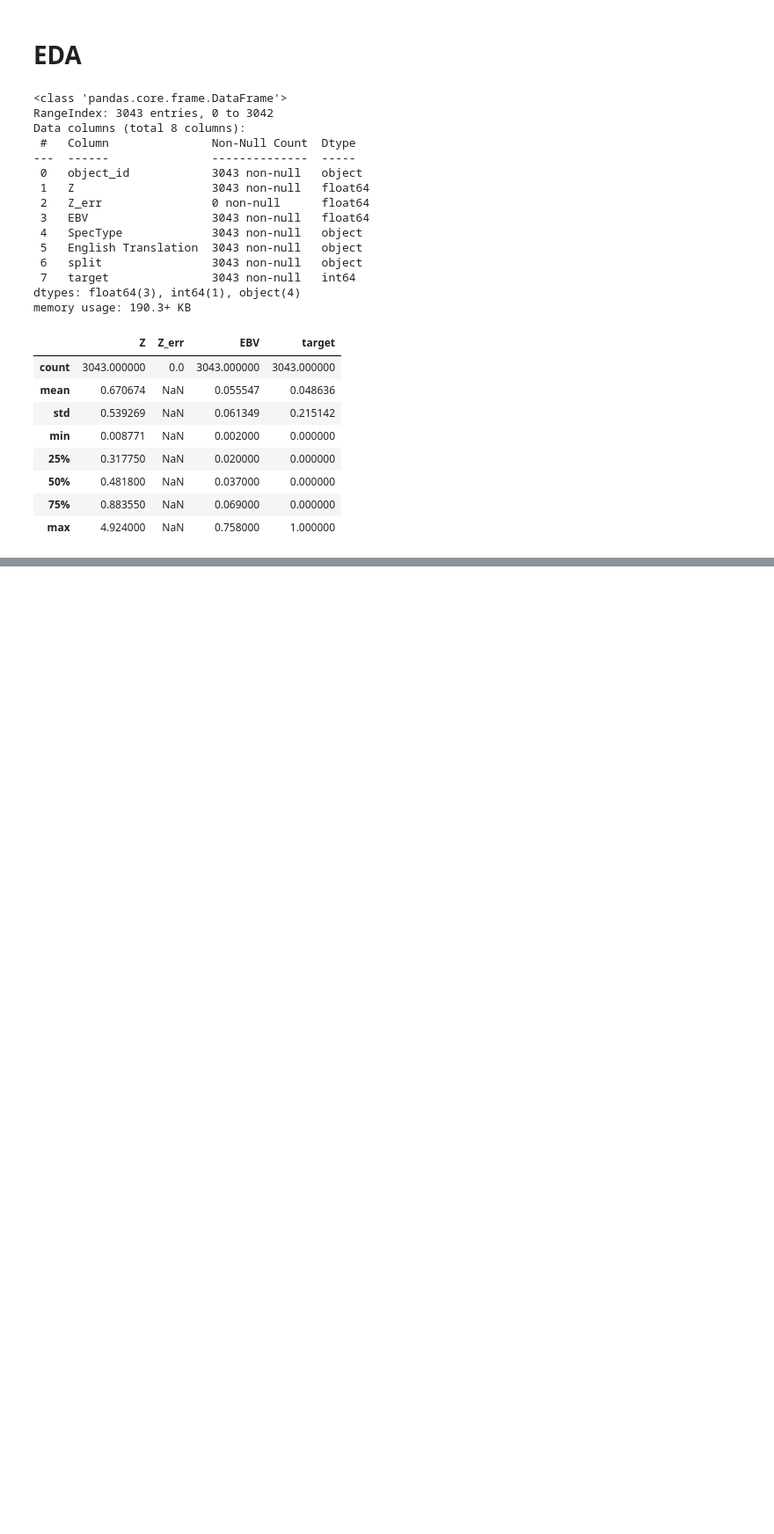
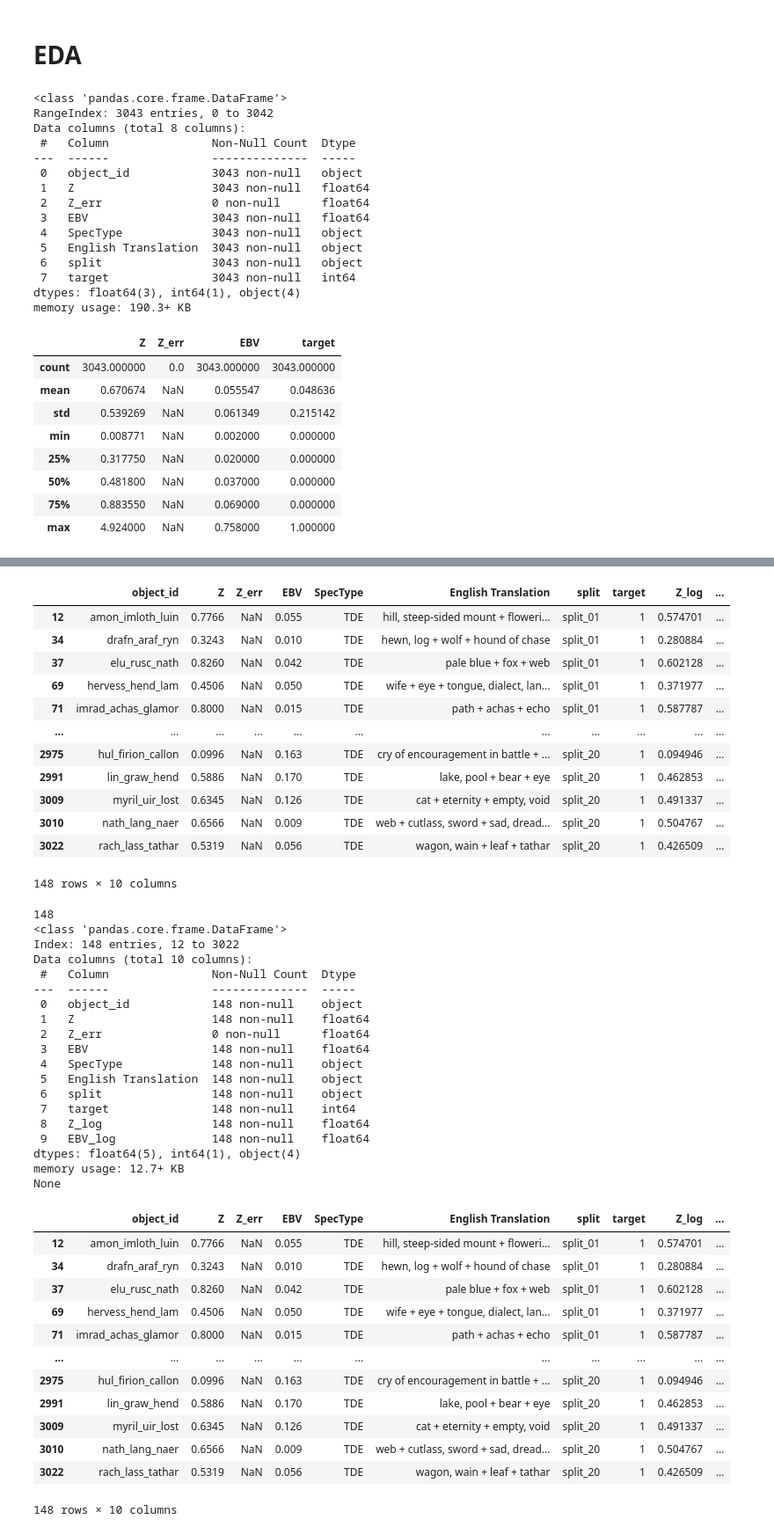
Before and after one commit to ayushsj99/MALLORN_Kaggle_Competition, a Jupyter notebook: MALLORN_Competition.ipynb, the cells around one changed output, grey strips where cells are left out. Shown at 88% size. Drawn from its saved outputs; the diff is of its cells as text; code cells hidden in the pictures; blank space fills up the shorter version.

```diff
--- a/MALLORN_Competition.ipynb
+++ b/MALLORN_Competition.ipynb
@@ -208,0 +334,57 @@ fig.show()
+# %%
+# Examining some data intigirity (can skip this)
+
+ex = trainLog[trainLog['target']==1]
+display(ex)
+print(len(ex))
+print(ex.info())
+ex2 = trainLog[(trainLog['target']==1) & (trainLog['SpecType']=='TDE')]
+display(ex2)
+print(len(ex2))
+print(ex2.info())
+# %% [output]
+|  | object_id | Z | Z_err | EBV | SpecType | English Translation | split | target | Z_log | ... |
+| 12 | amon_imloth_luin | 0.7766 | NaN | 0.055 | TDE | hill, steep-sided mount + floweri... | split_01 | 1 | 0.574701 | ... |
+| 34 | drafn_araf_ryn | 0.3243 | NaN | 0.010 | TDE | hewn, log + wolf + hound of chase | split_01 | 1 | 0.280884 | ... |
+| 37 | elu_rusc_nath | 0.8260 | NaN | 0.042 | TDE | pale blue + fox + web | split_01 | 1 | 0.602128 | ... |
+| 69 | hervess_hend_lam | 0.4506 | NaN | 0.050 | TDE | wife + eye + tongue, dialect, lan... | split_01 | 1 | 0.371977 | ... |
+| 71 | imrad_achas_glamor | 0.8000 | NaN | 0.015 | TDE | path + achas + echo | split_01 | 1 | 0.587787 | ... |
+| ... | ... | ... | ... | ... | ... | ... | ... | ... | ... | ... |
+| 2975 | hul_firion_callon | 0.0996 | NaN | 0.163 | TDE | cry of encouragement in battle + ... | split_20 | 1 | 0.094946 | ... |
+| 2991 | lin_graw_hend | 0.5886 | NaN | 0.170 | TDE | lake, pool + bear + eye | split_20 | 1 | 0.462853 | ... |
+| 3009 | myril_uir_lost | 0.6345 | NaN | 0.126 | TDE | cat + eternity + empty, void | split_20 | 1 | 0.491337 | ... |
+| 3010 | nath_lang_naer | 0.6566 | NaN | 0.009 | TDE | web + cutlass, sword + sad, dread... | split_20 | 1 | 0.504767 | ... |
+| 3022 | rach_lass_tathar | 0.5319 | NaN | 0.056 | TDE | wagon, wain + leaf + tathar | split_20 | 1 | 0.426509 | ... |
+148 rows × 10 columns
+148
+<class 'pandas.core.frame.DataFrame'>
+Index: 148 entries, 12 to 3022
+Data columns (total 10 columns):
+ #   Column               Non-Null Count  Dtype
+---  ------               --------------  -----
+ 0   object_id            148 non-null    object
+ 1   Z                    148 non-null    float64
+ 2   Z_err                0 non-null      float64
+ 3   EBV                  148 non-null    float64
+ 4   SpecType             148 non-null    object
+ 5   English Translation  148 non-null    object
+ 6   split                148 non-null    object
+ 7   target               148 non-null    int64
+ 8   Z_log                148 non-null    float64
+ 9   EBV_log              148 non-null    float64
+dtypes: float64(5), int64(1), object(4)
+memory usage: 12.7+ KB
+None
+|  | object_id | Z | Z_err | EBV | SpecType | English Translation | split | target | Z_log | ... |
+| 12 | amon_imloth_luin | 0.7766 | NaN | 0.055 | TDE | hill, steep-sided mount + floweri... | split_01 | 1 | 0.574701 | ... |
+| 34 | drafn_araf_ryn | 0.3243 | NaN | 0.010 | TDE | hewn, log + wolf + hound of chase | split_01 | 1 | 0.280884 | ... |
+| 37 | elu_rusc_nath | 0.8260 | NaN | 0.042 | TDE | pale blue + fox + web | split_01 | 1 | 0.602128 | ... |
+| 69 | hervess_hend_lam | 0.4506 | NaN | 0.050 | TDE | wife + eye + tongue, dialect, lan... | split_01 | 1 | 0.371977 | ... |
+| 71 | imrad_achas_glamor | 0.8000 | NaN | 0.015 | TDE | path + achas + echo | split_01 | 1 | 0.587787 | ... |
+| ... | ... | ... | ... | ... | ... | ... | ... | ... | ... | ... |
+| 2975 | hul_firion_callon | 0.0996 | NaN | 0.163 | TDE | cry of encouragement in battle + ... | split_20 | 1 | 0.094946 | ... |
+| 2991 | lin_graw_hend | 0.5886 | NaN | 0.170 | TDE | lake, pool + bear + eye | split_20 | 1 | 0.462853 | ... |
+| 3009 | myril_uir_lost | 0.6345 | NaN | 0.126 | TDE | cat + eternity + empty, void | split_20 | 1 | 0.491337 | ... |
+| 3010 | nath_lang_naer | 0.6566 | NaN | 0.009 | TDE | web + cutlass, sword + sad, dread... | split_20 | 1 | 0.504767 | ... |
+| 3022 | rach_lass_tathar | 0.5319 | NaN | 0.056 | TDE | wagon, wain + leaf + tathar | split_20 | 1 | 0.426509 | ... |
+148 rows × 10 columns
```
Also changed, not shown: parts of 14 cells of this notebook.
